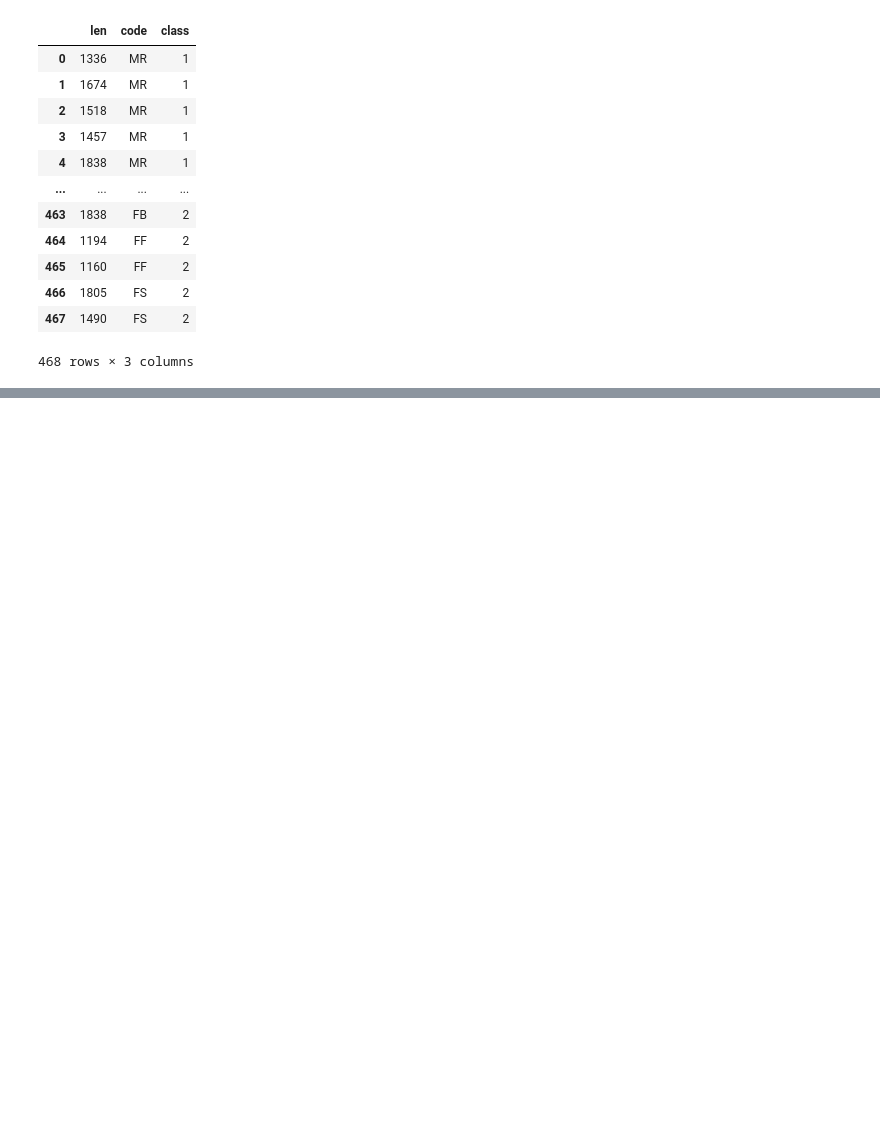
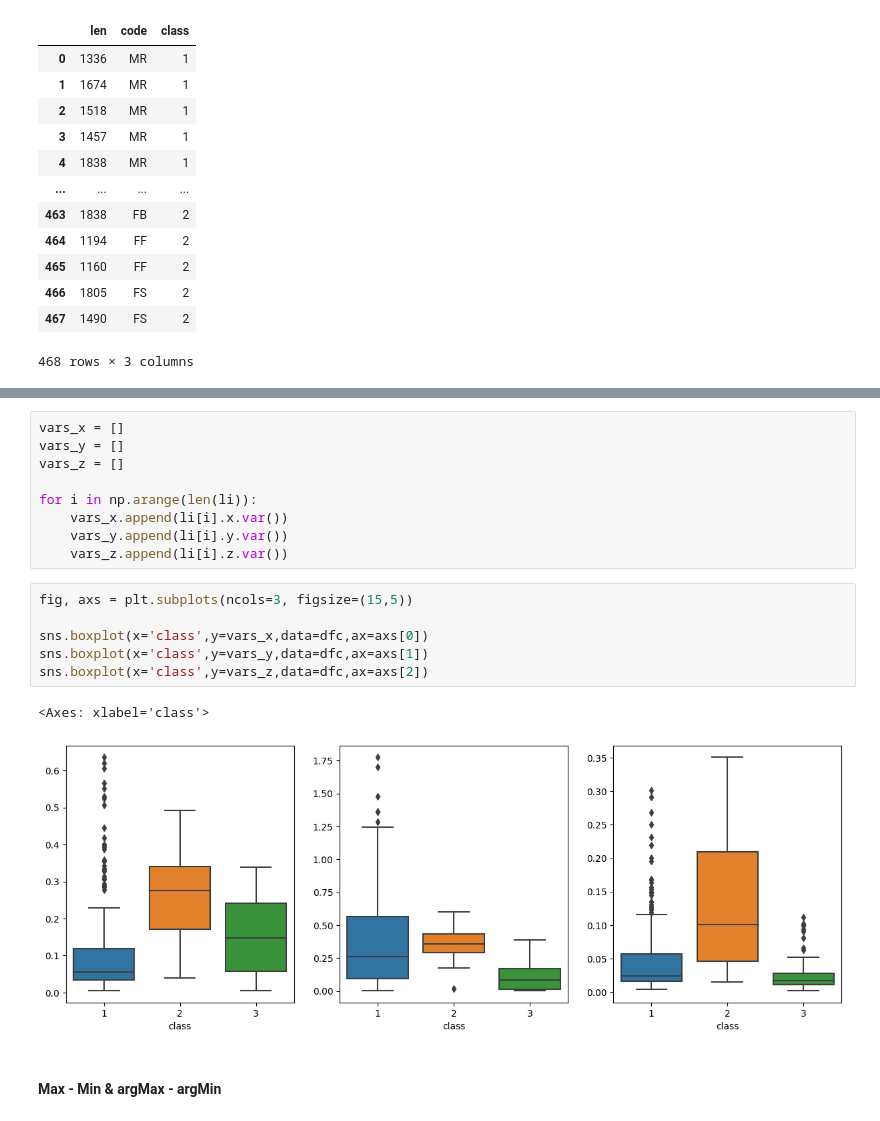
Before and after one commit to Vinavil334/SL4HD, a Jupyter notebook: The_Great_Giochini.ipynb, the cells around one changed output, grey strips where cells are left out. Saved outputs shown, nothing was run; the diff lists cells and outputs as text; blank space fills up the shorter version.

```diff
--- a/The_Great_Giochini.ipynb
+++ b/The_Great_Giochini.ipynb
@@ -263,0 +277,20 @@ freq = np.linspace(0, Fs/2, int(len(t)/2)+1)
+# %%
+vars_x = []
+vars_y = []
+vars_z = []
+
+for i in np.arange(len(li)):
+    vars_x.append(li[i].x.var())
+    vars_y.append(li[i].y.var())
+    vars_z.append(li[i].z.var())
+# %%
+fig, axs = plt.subplots(ncols=3, figsize=(15,5))
+
+sns.boxplot(x='class',y=vars_x,data=dfc,ax=axs[0])
+sns.boxplot(x='class',y=vars_y,data=dfc,ax=axs[1])
+sns.boxplot(x='class',y=vars_z,data=dfc,ax=axs[2])
+# %% [output]
+<Axes: xlabel='class'>
+[figure, added]
+# %% [markdown]
+#### Max - Min & argMax - argMin
```
Also changed, not shown: parts of 22 cells of this notebook, 1 other file.
